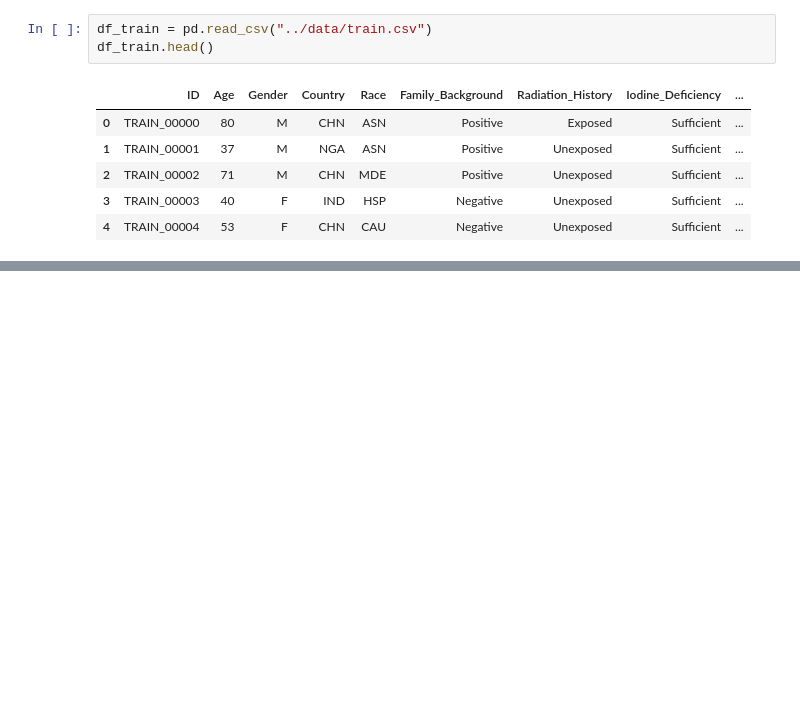
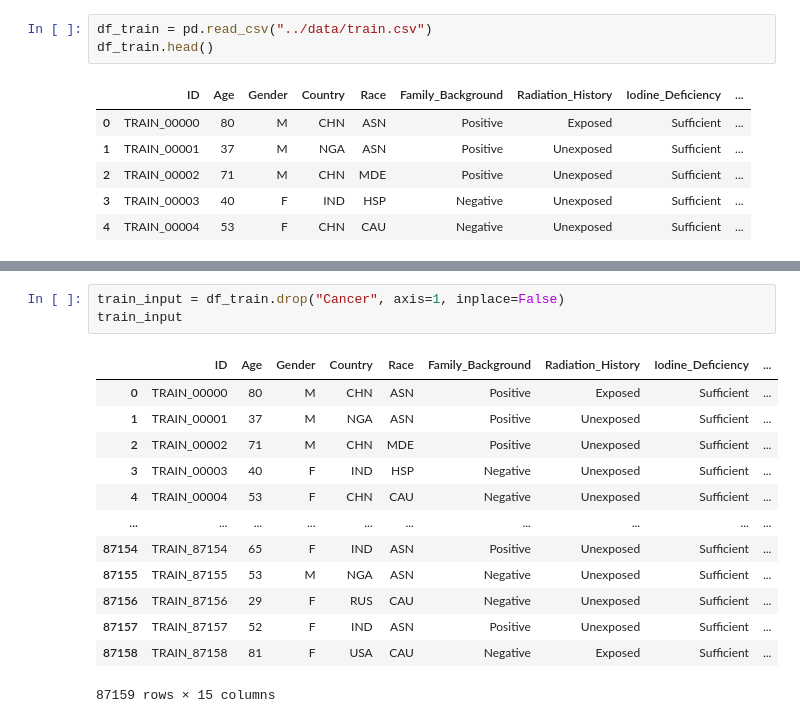
Before and after one commit to muhanurozulgyuyo/ThyroidCancerDiagnosis, a Jupyter notebook: notebooks/preprocessing.ipynb, the cells around one changed output, grey strips where cells are left out. Saved outputs shown, nothing was run; the diff lists cells and outputs as text; blank space fills up the shorter version.

```diff
--- a/notebooks/preprocessing.ipynb
+++ b/notebooks/preprocessing.ipynb
@@ -14 +30,18 @@ df_train.head()
+# %%
+train_input = df_train.drop("Cancer", axis=1, inplace=False)
+train_input
+# %% [output]
+|  | ID | Age | Gender | Country | Race | Family_Background | Radiation_History | Iodine_Deficiency | ... |
+| 0 | TRAIN_00000 | 80 | M | CHN | ASN | Positive | Exposed | Sufficient | ... |
+| 1 | TRAIN_00001 | 37 | M | NGA | ASN | Positive | Unexposed | Sufficient | ... |
+| 2 | TRAIN_00002 | 71 | M | CHN | MDE | Positive | Unexposed | Sufficient | ... |
+| 3 | TRAIN_00003 | 40 | F | IND | HSP | Negative | Unexposed | Sufficient | ... |
+| 4 | TRAIN_00004 | 53 | F | CHN | CAU | Negative | Unexposed | Sufficient | ... |
+| ... | ... | ... | ... | ... | ... | ... | ... | ... | ... |
+| 87154 | TRAIN_87154 | 65 | F | IND | ASN | Positive | Unexposed | Sufficient | ... |
+| 87155 | TRAIN_87155 | 53 | M | NGA | ASN | Negative | Unexposed | Sufficient | ... |
+| 87156 | TRAIN_87156 | 29 | F | RUS | CAU | Negative | Unexposed | Sufficient | ... |
+| 87157 | TRAIN_87157 | 52 | F | IND | ASN | Positive | Unexposed | Sufficient | ... |
+| 87158 | TRAIN_87158 | 81 | F | USA | CAU | Negative | Exposed | Sufficient | ... |
+87159 rows × 15 columns
 # %%
```
Also changed, not shown: parts of 21 cells of this notebook.
